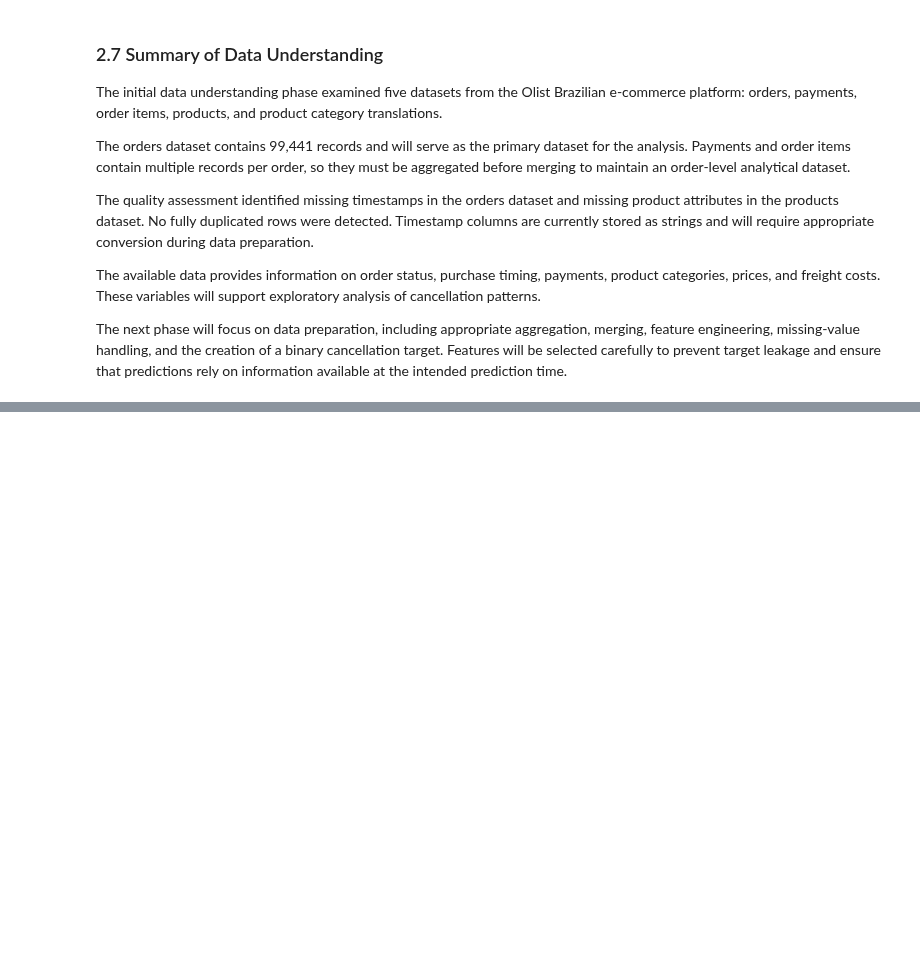
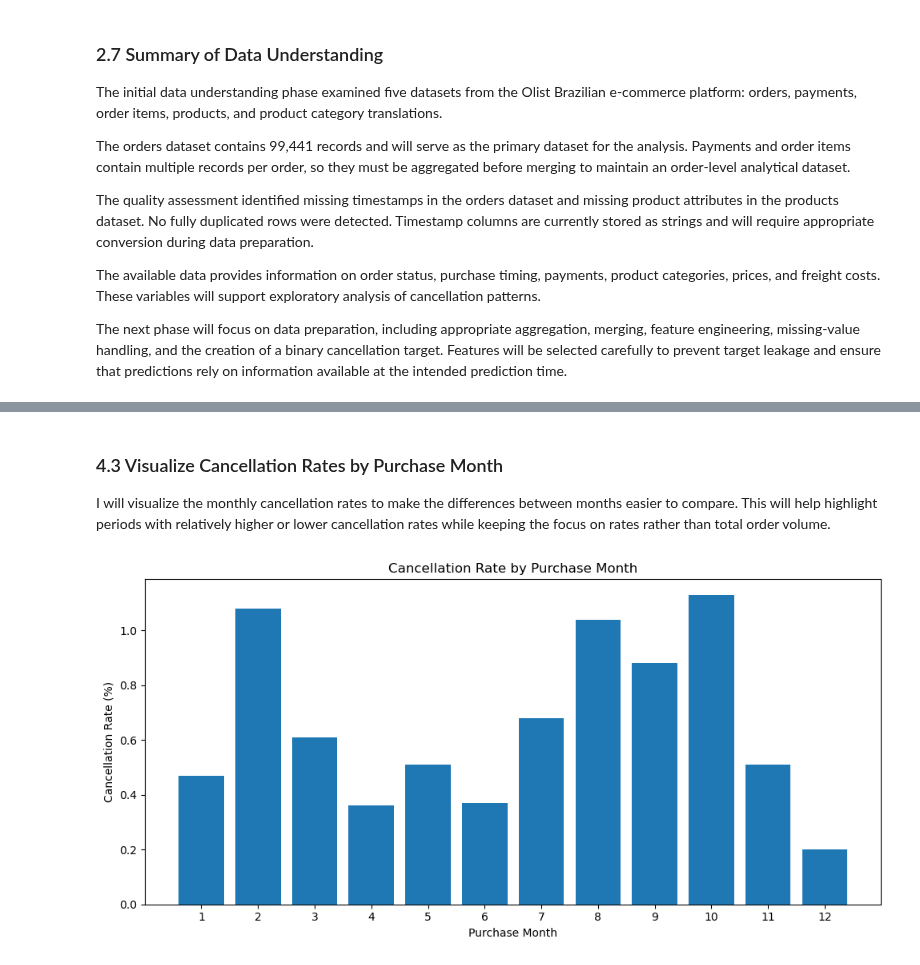
Before and after one commit to arnoldkirwa/ecommerce-cancellation-analysis, a Jupyter notebook: cancellation_prediction_pipeline.ipynb, the cells around one changed output, grey strips where cells are left out. Saved outputs shown, nothing was run; the diff lists cells and outputs as text; code cells hidden in the pictures; blank space fills up the shorter version.

```diff
--- a/cancellation_prediction_pipeline.ipynb
+++ b/cancellation_prediction_pipeline.ipynb
@@ -344,0 +1791,17 @@ The next phase will focus on data preparation, including appropriate aggregation
+# %%
+# 4.2 Calculate cancellation rates by purchase month
+
+monthly_cancellation = (
+    modeling_features.groupby("purchase_month")
+    .agg(
+        total_orders=("is_canceled", "size"),
+        canceled_orders=("is_canceled", "sum")
+    )
+)
+
+monthly_cancellation["cancellation_rate_pct"] = (
+    monthly_cancellation["canceled_orders"]
+    / monthly_cancellation["total_orders"] * 100
+).round(2)
+
+display(monthly_cancellation)
@@ -344,0 +1827,22 @@ The next phase will focus on data preparation, including appropriate aggregation
+# %% [markdown]
+### 4.3 Visualize Cancellation Rates by Purchase Month
+
+I will visualize the monthly cancellation rates to make the differences between months easier to compare. This will help highlight periods with relatively higher or lower cancellation rates while keeping the focus on rates rather than total order volume.
+# %%
+# 4.3 Visualize cancellation rates by purchase month
+
+plt.figure(figsize=(10, 5))
+
+plt.bar(
+    monthly_cancellation.index,
+    monthly_cancellation["cancellation_rate_pct"]
+)
+
+plt.title("Cancellation Rate by Purchase Month")
+plt.xlabel("Purchase Month")
+plt.ylabel("Cancellation Rate (%)")
+plt.xticks(range(1, 13))
+plt.tight_layout()
+plt.show()
+# %% [output]
+[figure, added]
```
Also changed, not shown: parts of 202 cells of this notebook.
